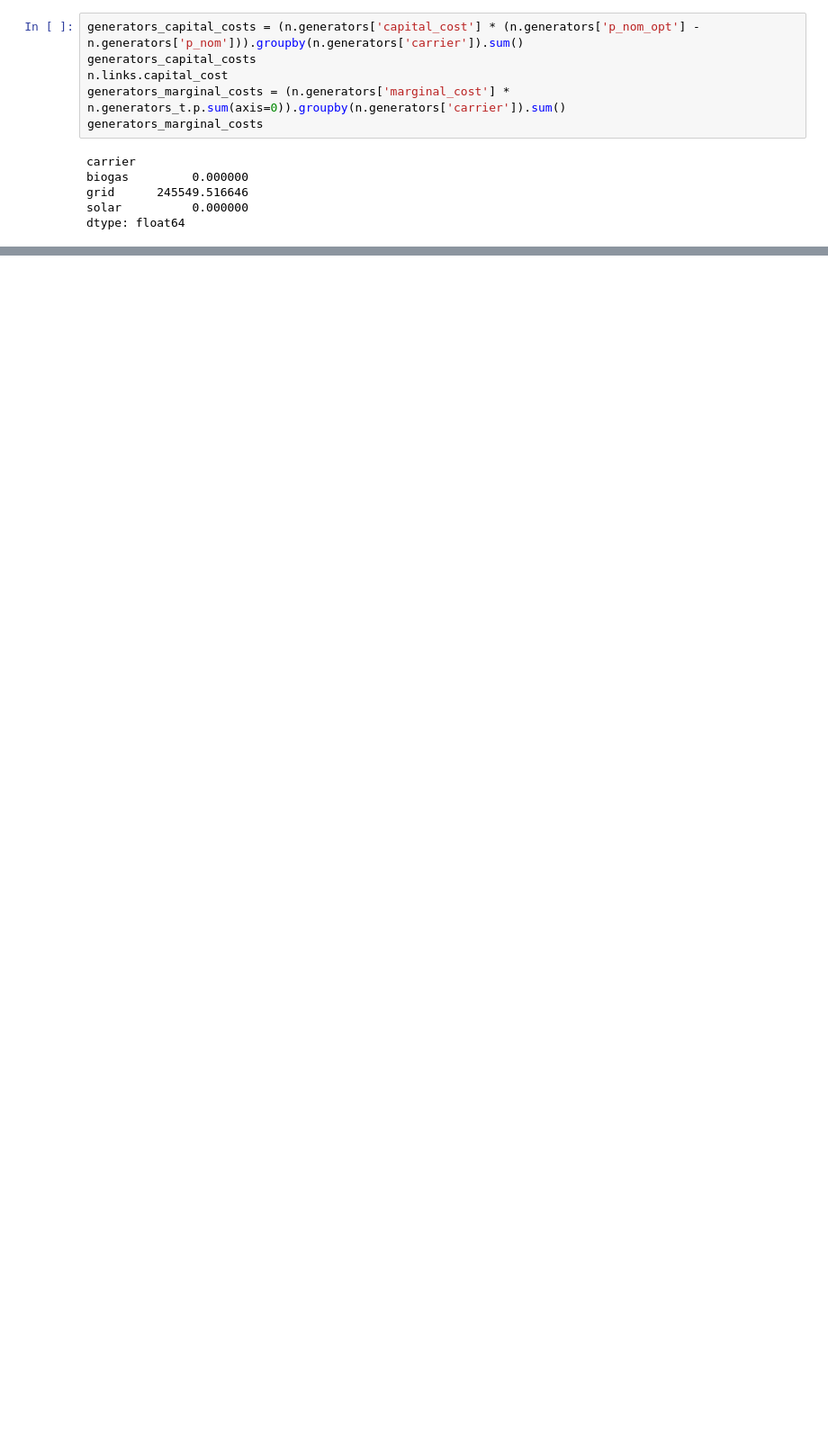
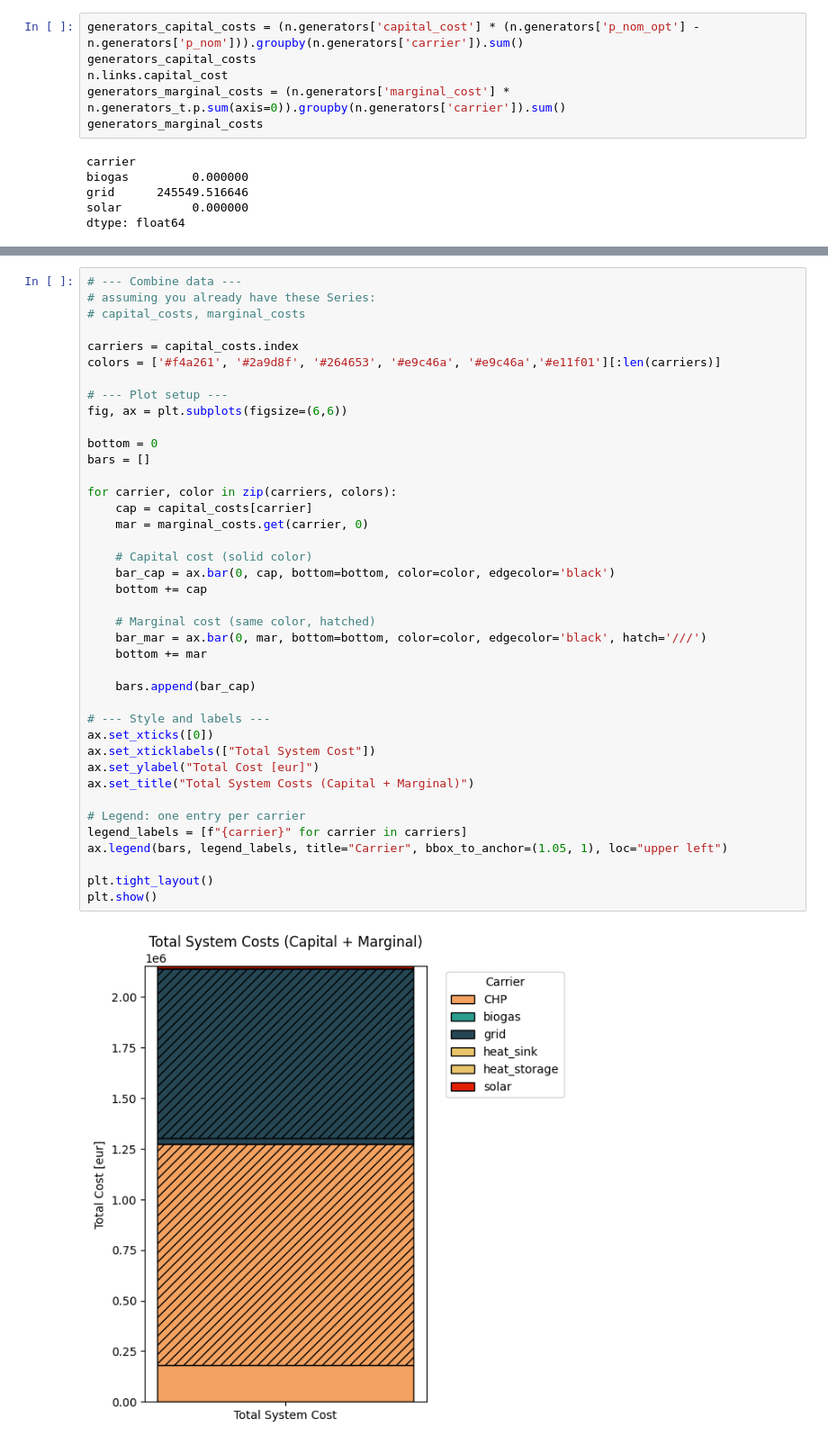
Before and after one commit to alexfias/AU-Viborg, a Jupyter notebook: model_setup.ipynb, the cells around one changed output, grey strips where cells are left out. Shown at 90% size. Saved outputs shown, nothing was run; the diff lists cells and outputs as text; blank space fills up the shorter version.

```diff
--- a/model_setup.ipynb
+++ b/model_setup.ipynb
@@ -348,0 +467,42 @@ n.generators_t.
+# %%
+# --- Combine data ---
+# assuming you already have these Series:
+# capital_costs, marginal_costs
+
+carriers = capital_costs.index
+colors = ['#f4a261', '#2a9d8f', '#264653', '#e9c46a', '#e9c46a','#e11f01'][:len(carriers)]
+
+# --- Plot setup ---
+fig, ax = plt.subplots(figsize=(6,6))
+
+bottom = 0
+bars = []
+
+for carrier, color in zip(carriers, colors):
+    cap = capital_costs[carrier]
+    mar = marginal_costs.get(carrier, 0)
+
+    # Capital cost (solid color)
+    bar_cap = ax.bar(0, cap, bottom=bottom, color=color, edgecolor='black')
+    bottom += cap
+
+    # Marginal cost (same color, hatched)
+    bar_mar = ax.bar(0, mar, bottom=bottom, color=color, edgecolor='black', hatch='///')
+    bottom += mar
+
+    bars.append(bar_cap)
+
+# --- Style and labels ---
+ax.set_xticks([0])
+ax.set_xticklabels(["Total System Cost"])
+ax.set_ylabel("Total Cost [eur]")
+ax.set_title("Total System Costs (Capital + Marginal)")
+
+# Legend: one entry per carrier
+legend_labels = [f"{carrier}" for carrier in carriers]
+ax.legend(bars, legend_labels, title="Carrier", bbox_to_anchor=(1.05, 1), loc="upper left")
+
+plt.tight_layout()
+plt.show()
+# %% [output]
+[figure, added]
```
Also changed, not shown: parts of 13 cells of this notebook, 1 other file.
